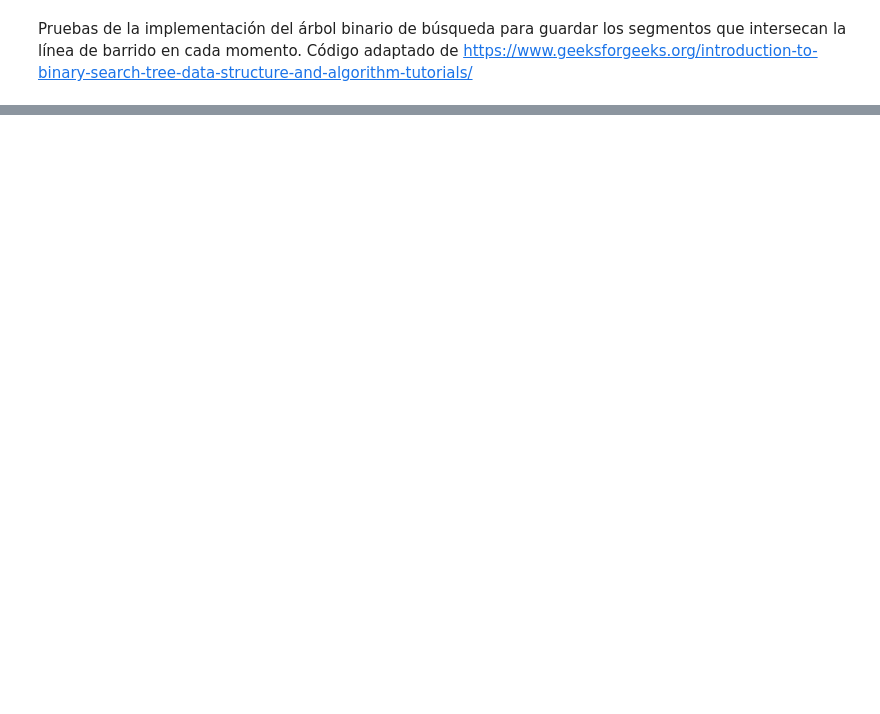
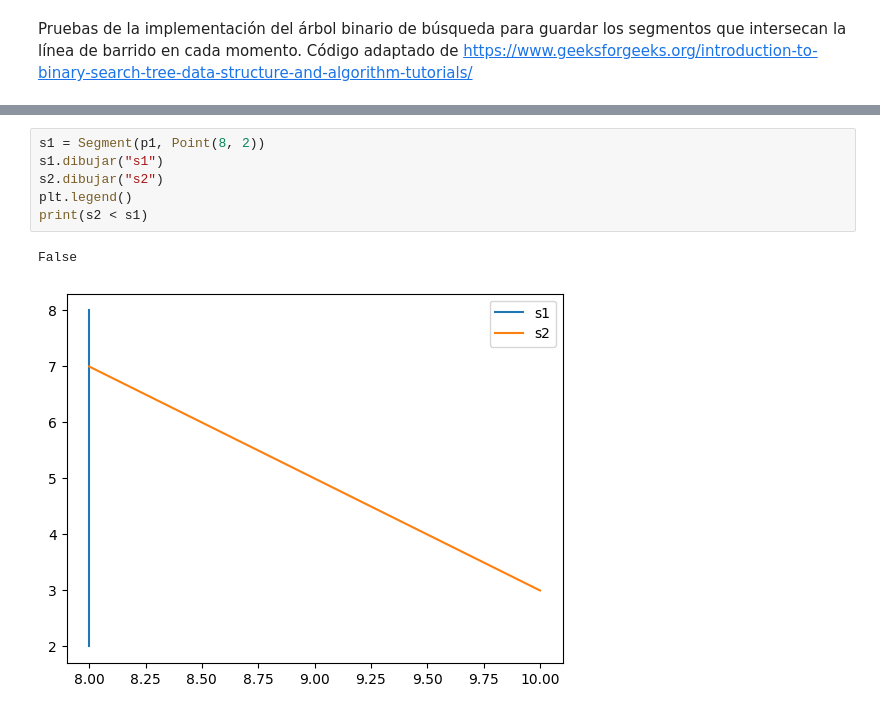
Before and after one commit to Pagutri/Tarea2Geometria, a Jupyter notebook: test_sweep_line.ipynb, the cells around one changed output, grey strips where cells are left out. Cells and saved outputs as stored; diff of their text form; blank space fills up the shorter version.

```diff
--- a/test_sweep_line.ipynb
+++ b/test_sweep_line.ipynb
@@ -58,0 +31,9 @@ inorder(raiz)
+# %%
+s1 = Segment(p1, Point(8, 2))
+s1.dibujar("s1")
+s2.dibujar("s2")
+plt.legend()
+print(s2 < s1)
+# %% [output]
+False
+[figure, added]
```
Also changed, not shown: parts of 6 cells of this notebook, 1 other file.
